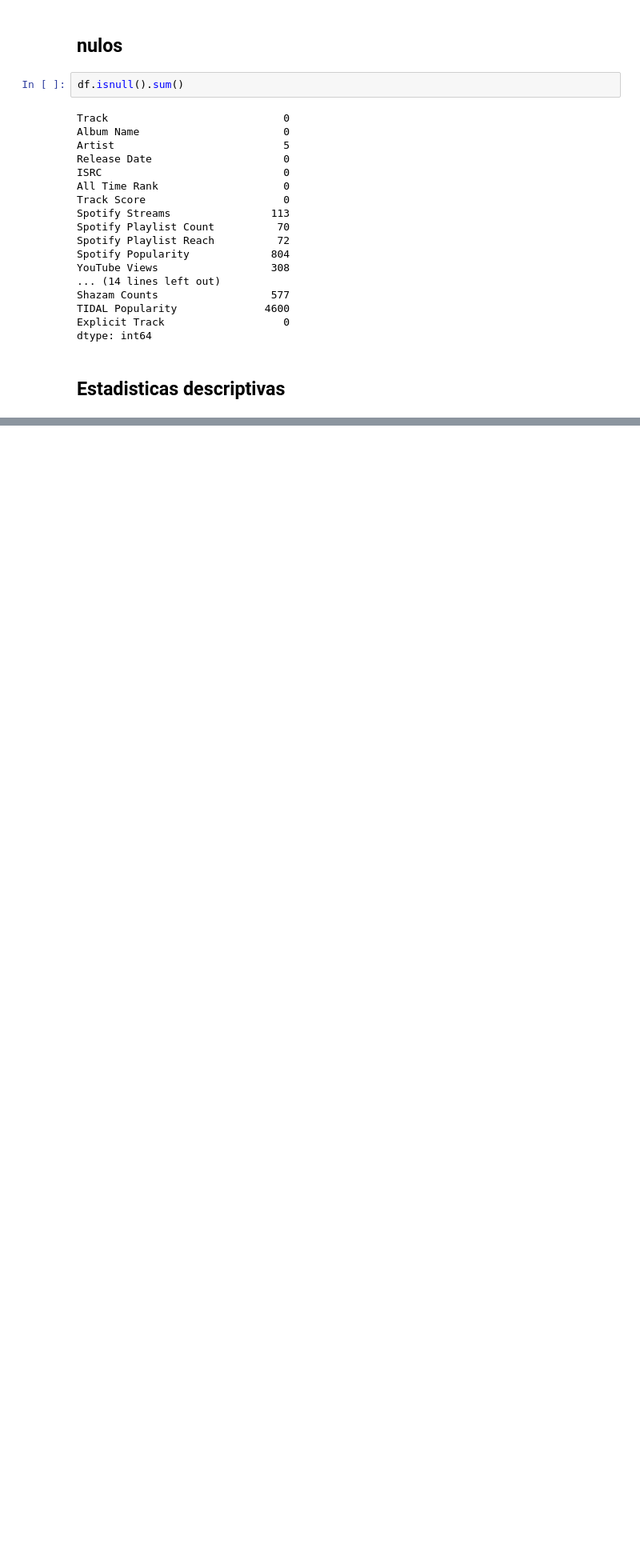
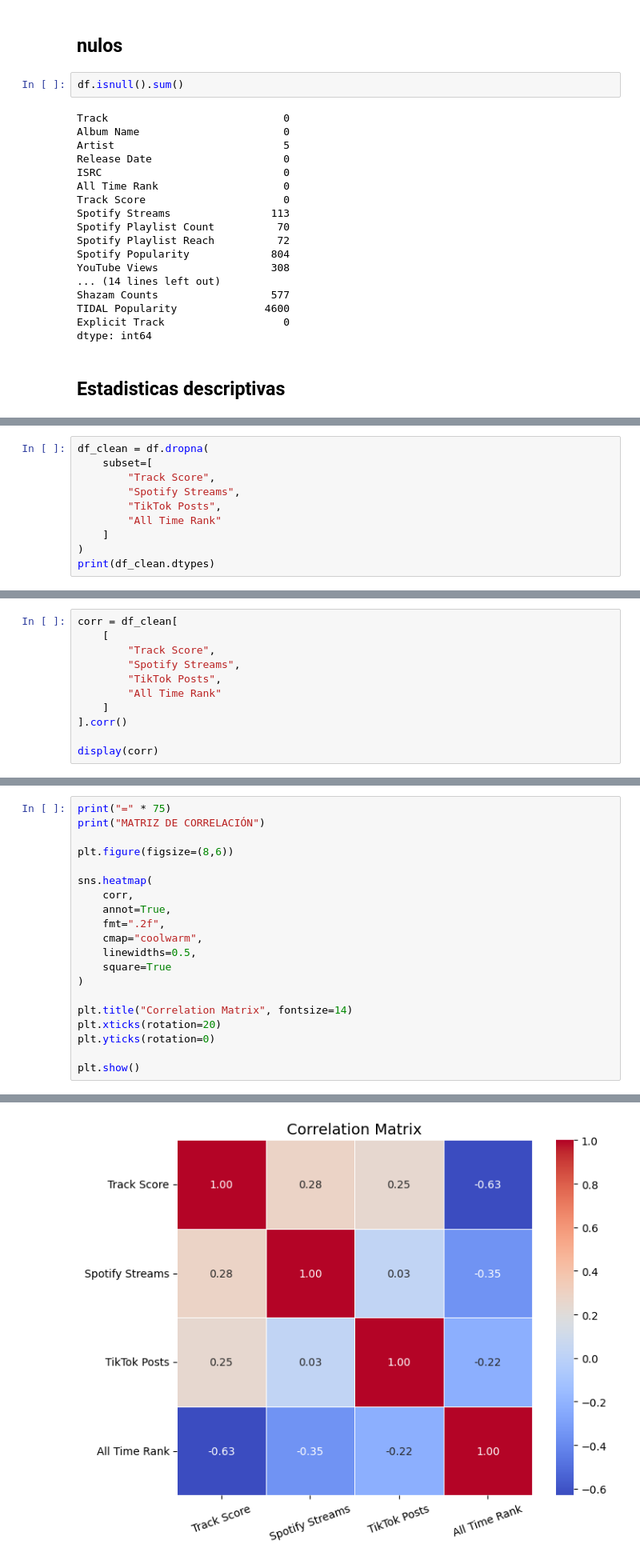
Before and after one commit to JoaquinCampos22155/machine_learning_T1, a Jupyter notebook: machinetarea1.ipynb, the cells around one changed output, grey strips where cells are left out. Shown at 80% size. Cells and saved outputs as stored; diff of their text form; blank space fills up the shorter version.

```diff
--- a/machinetarea1.ipynb
+++ b/machinetarea1.ipynb
@@ -115,0 +285,10 @@ df.describe()
+# %%
+df_clean = df.dropna(
+    subset=[
+        "Track Score",
+        "Spotify Streams",
+        "TikTok Posts",
+        "All Time Rank"
+    ]
+)
+print(df_clean.dtypes)
@@ -115,0 +315,11 @@ df.describe()
+# %%
+corr = df_clean[
+    [
+        "Track Score",
+        "Spotify Streams",
+        "TikTok Posts",
+        "All Time Rank"
+    ]
+].corr()
+
+display(corr)
@@ -115,0 +332,21 @@ df.describe()
+# %%
+print("=" * 75)
+print("MATRIZ DE CORRELACIÓN")
+
+plt.figure(figsize=(8,6))
+
+sns.heatmap(
+    corr,
+    annot=True,
+    fmt=".2f",
+    cmap="coolwarm",
+    linewidths=0.5,
+    square=True
+)
+
+plt.title("Correlation Matrix", fontsize=14)
+plt.xticks(rotation=20)
+plt.yticks(rotation=0)
+
+plt.show()
+# %% [output]
@@ -115,0 +356 @@ df.describe()
+[figure, added]
```
Also changed, not shown: parts of 19 cells of this notebook.
